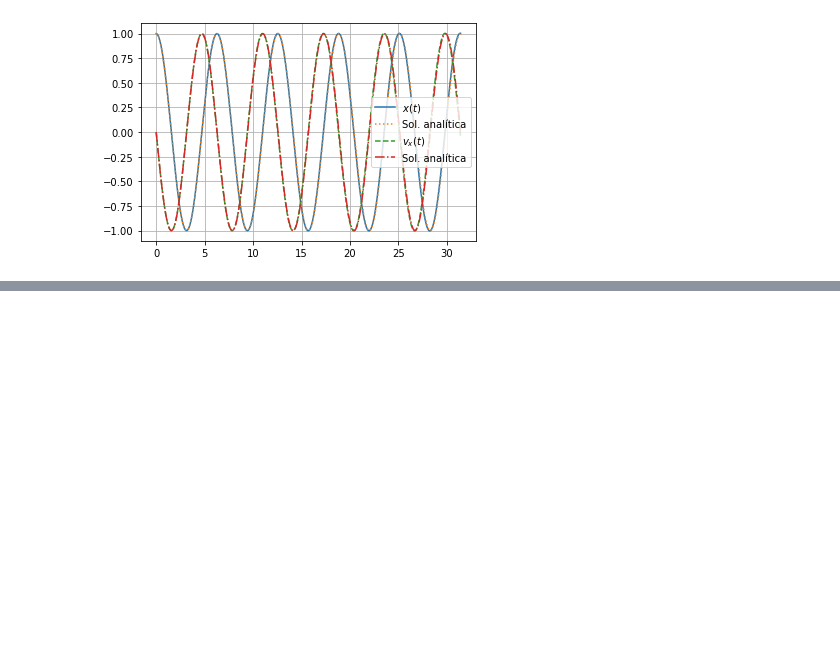
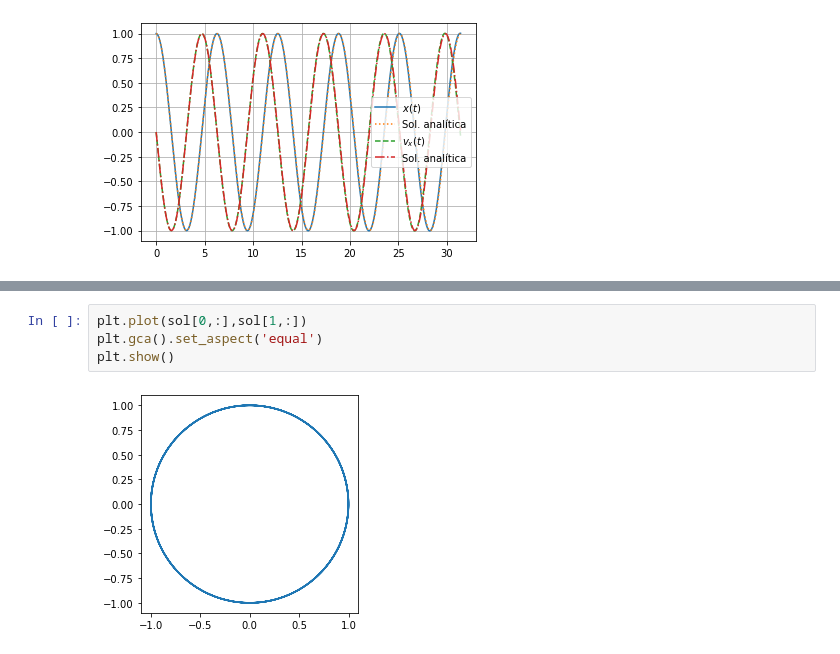
Before and after one commit to richmf/FisComp26-2, a Jupyter notebook: EDO 1.ipynb, the cells around one changed output, grey strips where cells are left out. Drawn from its saved outputs; the diff is of its cells as text; blank space fills up the shorter version.

```diff
--- a/EDO 1.ipynb
+++ b/EDO 1.ipynb
@@ -114,0 +145,6 @@ plt.show()
+# %%
+plt.plot(sol[0,:],sol[1,:])
+plt.gca().set_aspect('equal')
+plt.show()
+# %% [output]
+[figure, added]
```
Also changed, not shown: parts of 3 cells of this notebook.
